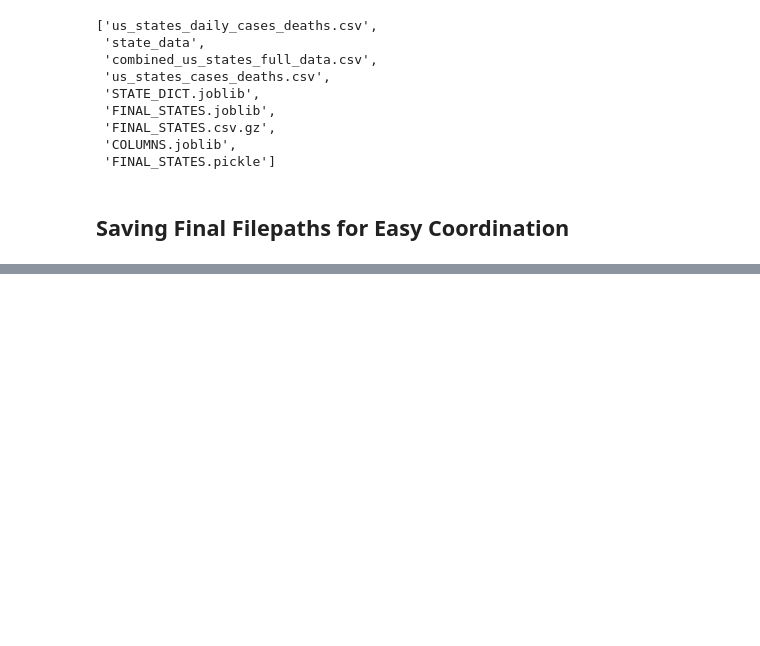
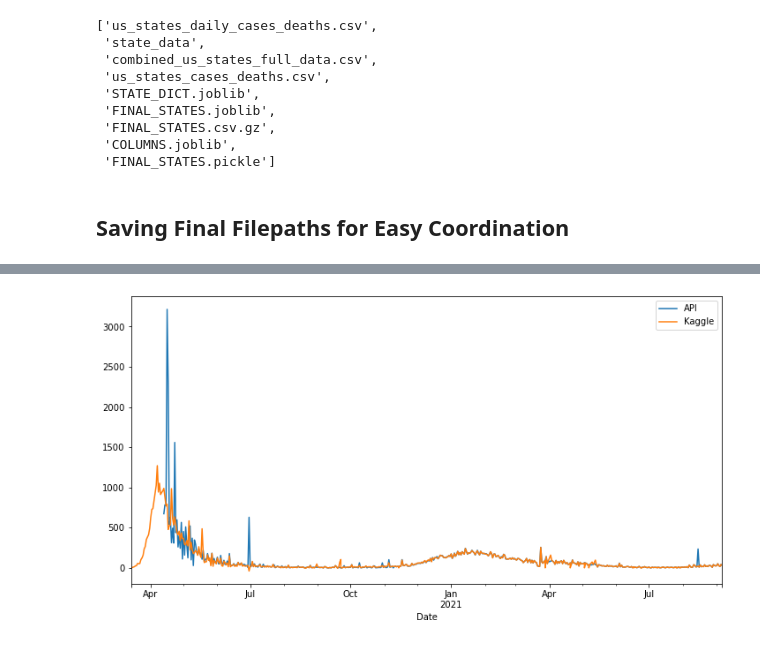
Before and after one commit to jirvingphd/predicting-the-pandemic, a Jupyter notebook: 1_Data Acquisition & Comparing Sources.ipynb, the cells around one changed output, grey strips where cells are left out. Drawn from its saved outputs; the diff is of its cells as text; code cells hidden in the pictures; blank space fills up the shorter version.

```diff
--- a/1_Data Acquisition & Comparing Sources.ipynb
+++ b/1_Data Acquisition & Comparing Sources.ipynb
@@ -1335,0 +1576,10 @@ with open('FILE_DIRECTORY.json','w') as f:
+# %%
+def compare_kaggle_vs_api(df_state_res,df_state_kaggle,api_col='dailyconfirmed',
+                         curr_col='Cases-New'):
+    ts1 = df_state_res[api_col]
+    ts2 = df_state_kaggle[curr_col]
+
+
+    ts1.plot(label='API')
+    ts2.plot(label='Kaggle')
+    plt.legend()
@@ -1335,0 +1603,5 @@ with open('FILE_DIRECTORY.json','w') as f:
+# %%
+compare_kaggle_vs_api(df_state_res,state_df,api_col='dailydeceased',
+                      curr_col='Deaths-New')
+# %% [output]
+[figure, added]
```
Also changed, not shown: parts of 56 cells of this notebook, 11 other files.
